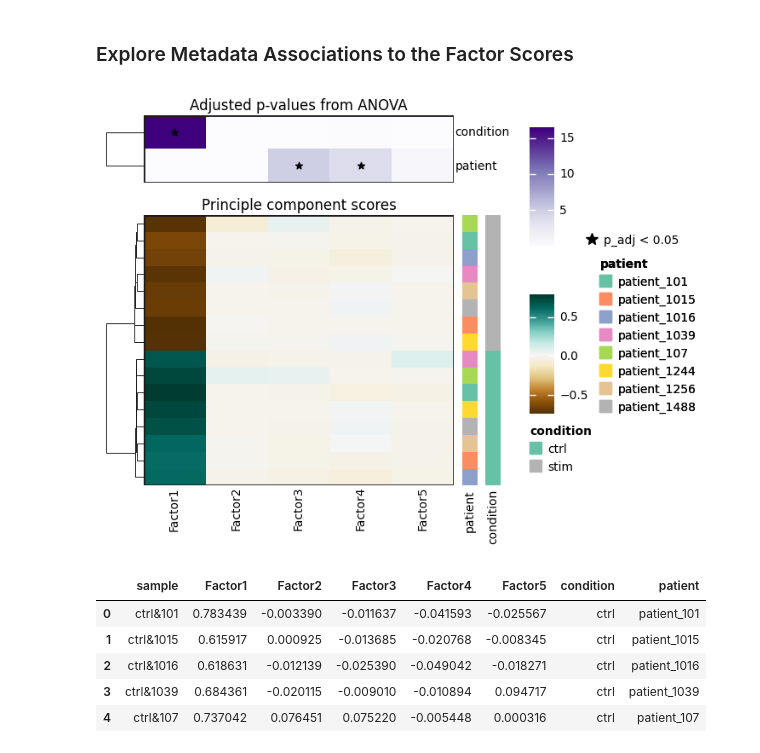
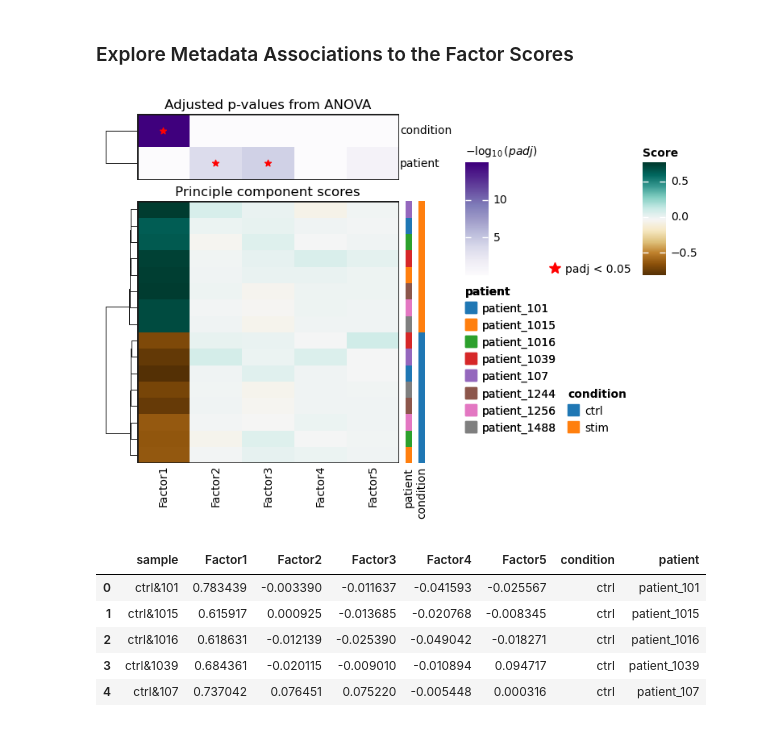
Before and after one commit to psl-schaefer/liana-py, a Jupyter notebook: docs/source/notebooks/mofacellular.ipynb, the cells around one changed output. Drawn from its saved outputs; the diff is of its cells as text; code cells hidden in the pictures.

```diff
--- a/docs/source/notebooks/mofacellular.ipynb
+++ b/docs/source/notebooks/mofacellular.ipynb
@@ -110,3 +93,14 @@ mdata = li.multi.adata_to_views(adata,
+# %%
+mdata = li.multi.adata_to_views(adata,
+                                groupby=groupby,
+                                sample_key=sample_key,
+                                keep_stats=True,
+                                obs_keys=['condition', 'patient'], # add those to mdata.obs
+                                psbulk_kwargs= {'layer': 'counts', 'verbose': False},
+                                filter_samples={'min_cells': 25, 'min_counts': 100}, # filter samples
+                                filter_by_expr={'min_count': 10, 'min_total_count': 15, 'large_n': 5},
+                                filter_by_prop={'min_prop': 0.05, 'min_smpls': 3}, # filter features
+                                )
 # %% [markdown]
 We see that we have 7 modalities (views) that correspond to the sufficiently abundant cell types & genes in the data.
 # %% [markdown]
@@ -201,27 +195,25 @@ Saved MOFA embeddings in .obsm['X_mofa'] slot and their loadings in .varm['LFs']
 For convenience, we provide simple getter function to access the model parameters, in addition to those available via the [MuData API](https://mudata.readthedocs.io/en/latest/api/index.html) & the MOFA model itself.
 # %% [markdown]
 ### Explore Metadata Associations to the Factor Scores
+# %%
+adata = sc.AnnData(obs = mdata.obs, obsm=mdata.obsm)
 # %%
-dc.get_metadata_associations(
-    mdata,
-    obs_keys = ['patient', 'condition'],  # Metadata columns to associate to PCs
-    obsm_key='X_mofa',  # Where the PCs are stored
-    uns_key='mofa_anova',  # Where the results are stored
-    inplace=True,
+dc.tl.rankby_obsm(
+    adata,
+    key='X_mofa',  # Where the PCs are stored
+    uns_key='rank_obsm',  # Where the results are stored
 )
 
-dc.plot_associations(
-    mdata,
-    uns_key='mofa_anova',  # Summary statistics from the anova tests
-    obsm_key='X_mofa',  # where the PCs are stored
-    stat_col='p_adj',  # Which summary statistic to plot
-    obs_annotation_cols = ['patient', 'condition'], # which sample annotations to plot
+dc.pl.obsm(
+    adata,
+    key='rank_obsm',
+    names = ['patient', 'condition'], # which sample annotations to plot
     titles=['Principle component scores', 'Adjusted p-values from ANOVA'],
     figsize=(7, 5),
-    n_factors=10,
+    nvar=10,
 )
 # %% [output]
-[figure, old version]
+[figure, new version]
 # %%
 # obtain factor scores
 factor_scores = li.ut.get_factor_scores(mdata, obsm_key='X_mofa', obs_keys=['condition', 'patient'])
```
Also changed, not shown: parts of 3 cells of this notebook, 4 other files.
